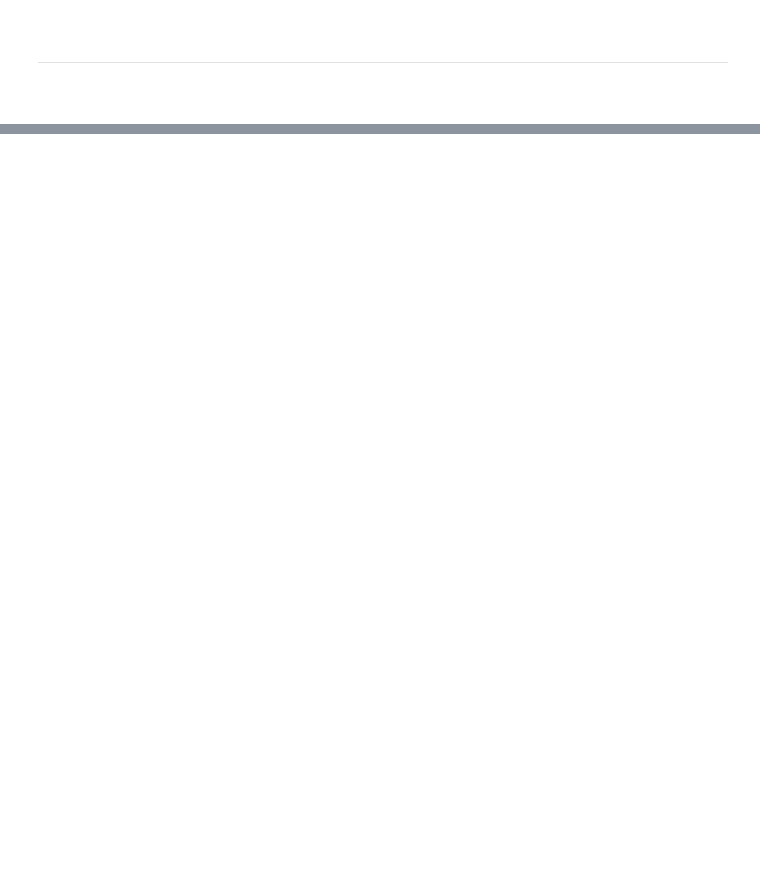
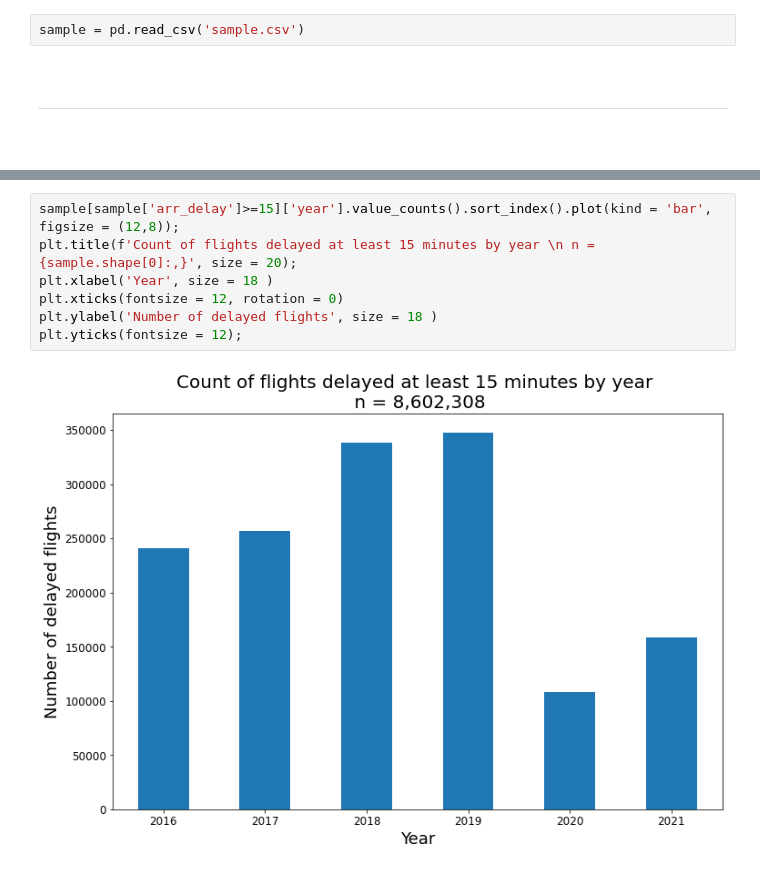
Before and after one commit to nvbergen/predicting_air_delays, a Jupyter notebook: Code/01_intake_and_EDA.ipynb, the cells around one changed output, grey strips where cells are left out. Cells and saved outputs as stored; diff of their text form; blank space fills up the shorter version.

```diff
--- a/Code/01_intake_and_EDA.ipynb
+++ b/Code/01_intake_and_EDA.ipynb
@@ -128,3 +149,5 @@ all_flights.head()
+# %%
+sample = pd.read_csv('sample.csv')
 # %% [markdown]
 <br>
 
@@ -179,0 +207,9 @@ As you can see above, doing any operations on 34.4 million rows of data would be
+# %%
+sample[sample['arr_delay']>=15]['year'].value_counts().sort_index().plot(kind = 'bar', figsize = (12,8));
+plt.title(f'Count of flights delayed at least 15 minutes by year \n n = {sample.shape[0]:,}', size = 20);
+plt.xlabel('Year', size = 18 )
+plt.xticks(fontsize = 12, rotation = 0)
+plt.ylabel('Number of delayed flights', size = 18 )
+plt.yticks(fontsize = 12);
+# %% [output]
+[figure, added]
```
Also changed, not shown: parts of 41 cells of this notebook, 1 other file.
